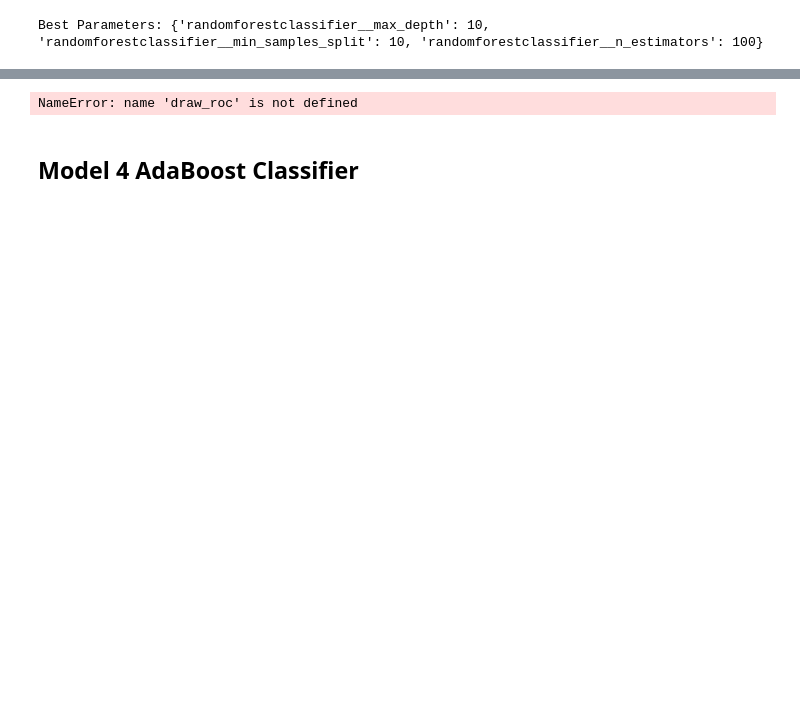
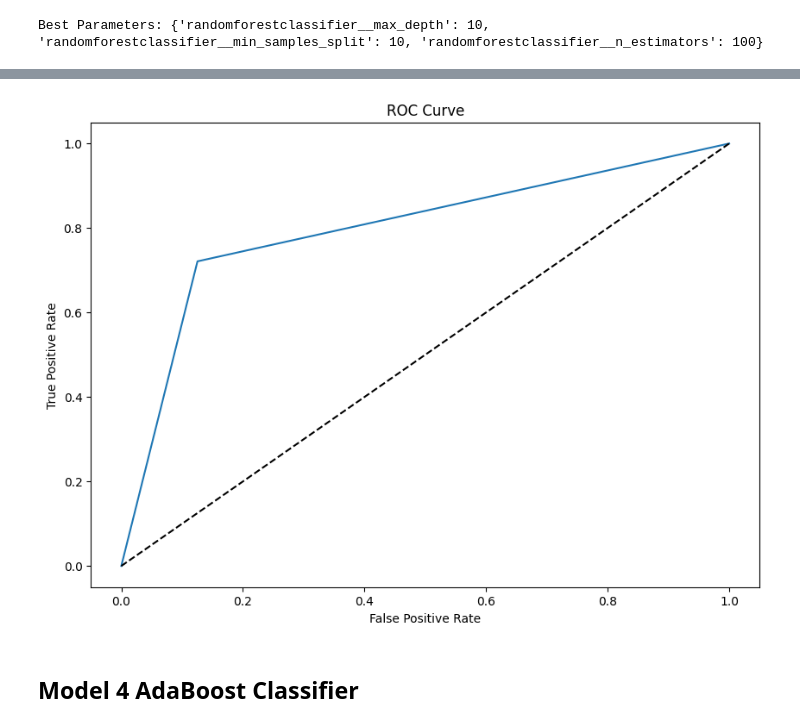
Before and after one commit to pranjal-verma/telecom-churn-case-study, a Jupyter notebook: telecom_koggle (1).ipynb, the cells around one changed output, grey strips where cells are left out. Saved outputs shown, nothing was run; the diff lists cells and outputs as text; code cells hidden in the pictures; blank space fills up the shorter version.

```diff
--- a/telecom_koggle (1).ipynb
+++ b/telecom_koggle (1).ipynb
@@ -1175,8 +1327,9 @@ Confusion Matrix
 # %%
 # ROC curve
+y_val_pred = y_test_pred
 fpr, tpr, thresholds = draw_roc(y_val, y_val_pred)
 # %% [output]
-NameError: name 'draw_roc' is not defined
+[figure, added]
 # %% [markdown]
 ## Model 4 AdaBoost Classifier
 # %%
```
Also changed, not shown: parts of 53 cells of this notebook, 2 other files.
